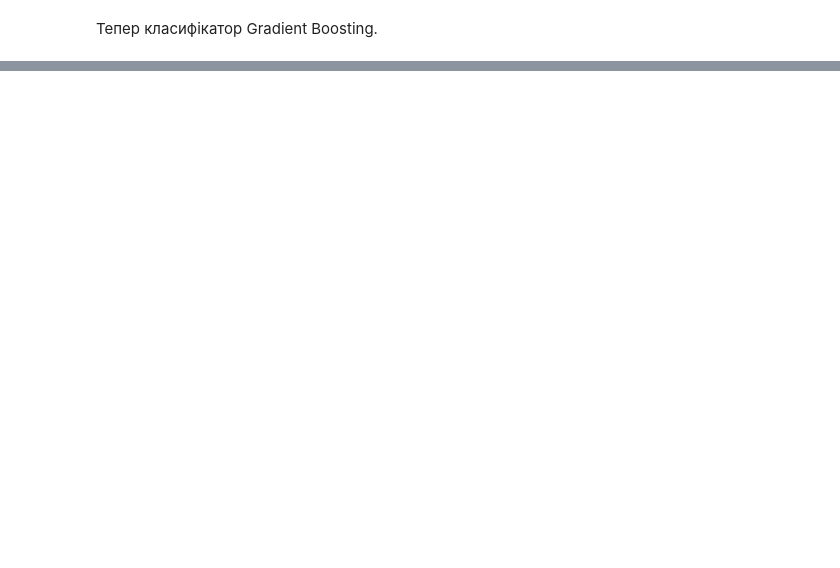
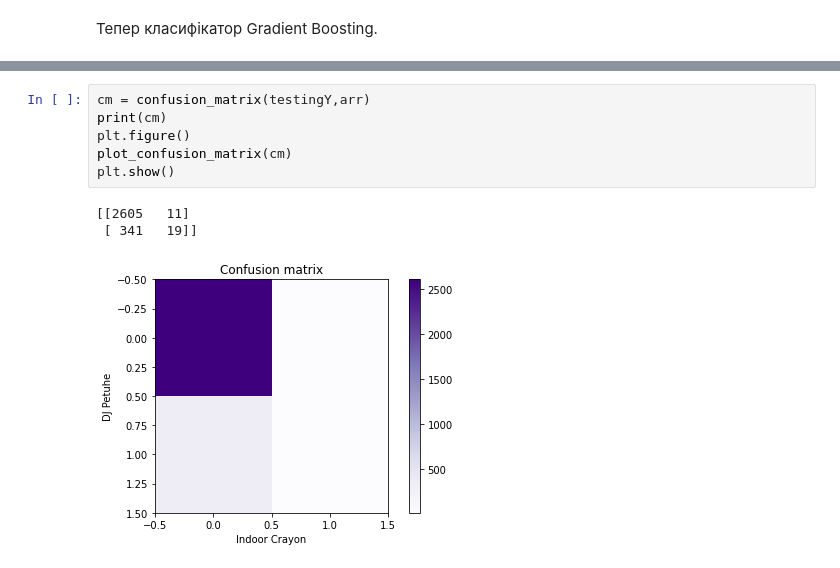
Before and after one commit to ErnestoFolting/courseWorkOlympicAnalysis, a Jupyter notebook: classification.ipynb, the cells around one changed output, grey strips where cells are left out. Cells and saved outputs as stored; diff of their text form; blank space fills up the shorter version.

```diff
--- a/classification.ipynb
+++ b/classification.ipynb
@@ -134,0 +281,10 @@ print('Score of Gradient Boosting:',gradientBoosting.score(testingX,testingY))
+# %%
+cm = confusion_matrix(testingY,arr)
+print(cm)
+plt.figure()
+plot_confusion_matrix(cm)
+plt.show()
+# %% [output]
+[[2605   11]
+ [ 341   19]]
+[figure, added]
```
Also changed, not shown: parts of 9 cells of this notebook.
